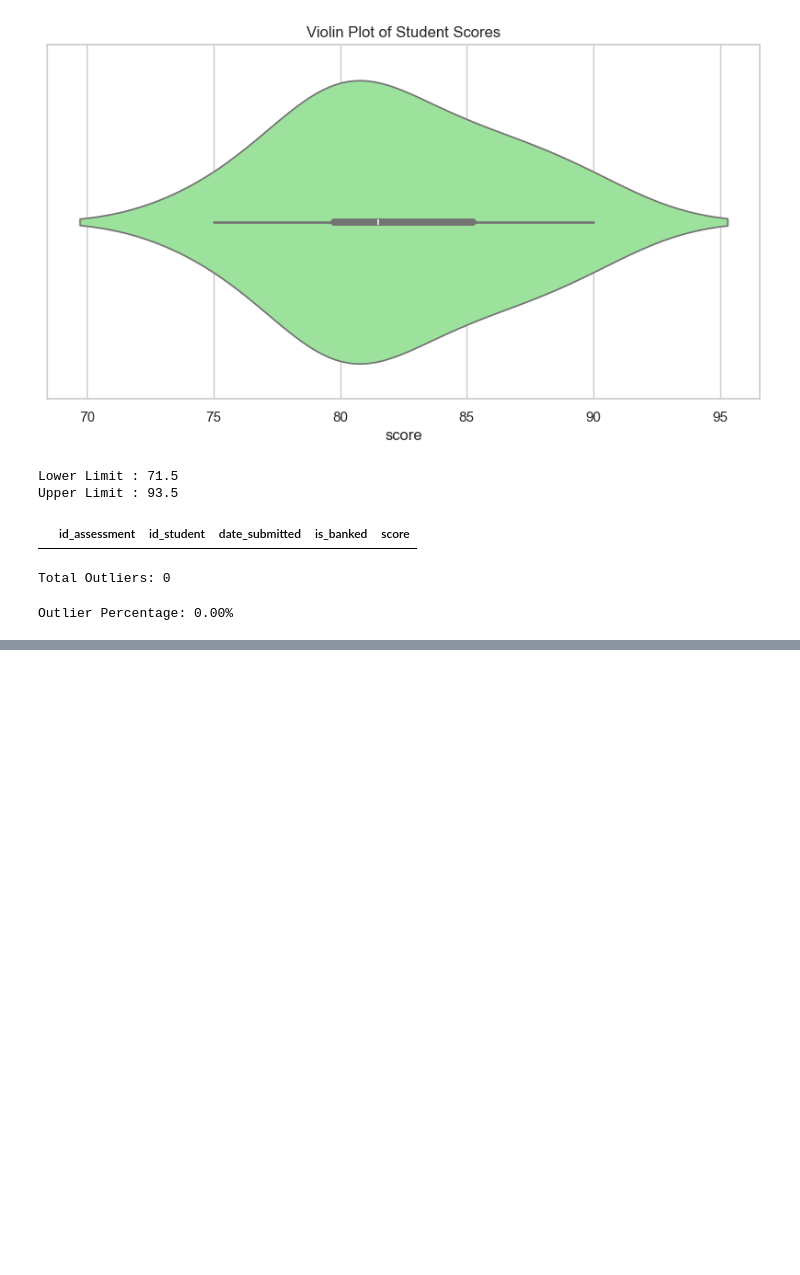
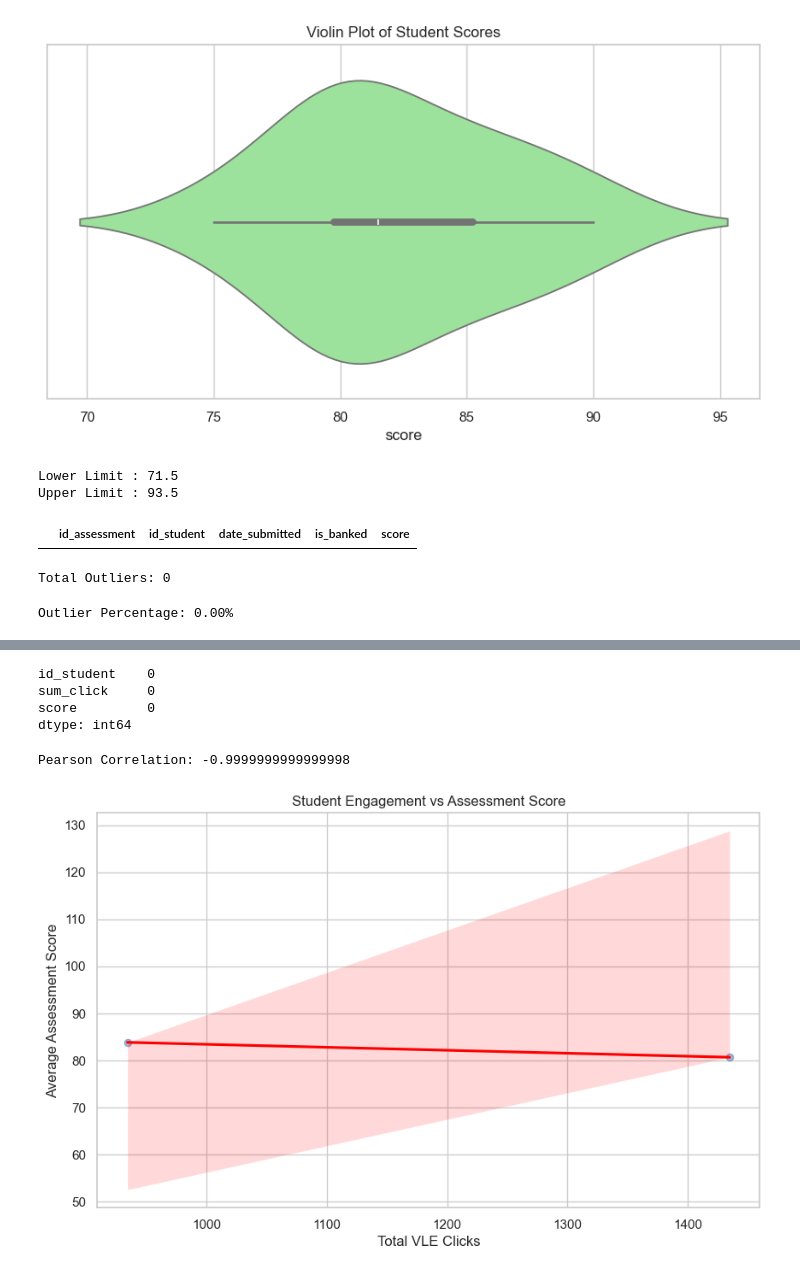
Before and after one commit to Maritot/EduMetrics-Student-At-Risk-Predictive-System, a Jupyter notebook: notebooks/EDA.ipynb, the cells around one changed output, grey strips where cells are left out. Saved outputs shown, nothing was run; the diff lists cells and outputs as text; code cells hidden in the pictures; blank space fills up the shorter version.

```diff
--- a/notebooks/EDA.ipynb
+++ b/notebooks/EDA.ipynb
@@ -148,0 +204,4 @@ Outlier Percentage: 0.00%
+# %%
+student_vle = pd.read_csv("studentVle.csv")
+
+student_assessment = pd.read_csv("studentAssessment.csv")
@@ -148,0 +217,7 @@ Outlier Percentage: 0.00%
+# %%
+vle_summary = (
+    student_vle
+    .groupby("id_student")["sum_click"]
+    .sum()
+    .reset_index()
+)
@@ -148,0 +240,7 @@ Outlier Percentage: 0.00%
+# %%
+assessment_summary = (
+    student_assessment
+    .groupby("id_student")["score"]
+    .mean()
+    .reset_index()
+)
@@ -148,0 +253,7 @@ Outlier Percentage: 0.00%
+# %%
+merged_df = pd.merge(
+    vle_summary,
+    assessment_summary,
+    on="id_student",
+    how="inner"
+)
@@ -148,0 +297,7 @@ Outlier Percentage: 0.00%
+# %%
+merged_df.isnull().sum()
+# %% [output]
+id_student    0
+sum_click     0
+score         0
+dtype: int64
@@ -148,0 +309,29 @@ Outlier Percentage: 0.00%
+# %%
+correlation = merged_df["sum_click"].corr(
+    merged_df["score"],
+    method="pearson"
+)
+
+print("Pearson Correlation:", correlation)
+# %% [output]
+Pearson Correlation: -0.9999999999999998
+# %%
+plt.figure(figsize=(10,6))
+
+sns.regplot(
+    data=merged_df,
+    x="sum_click",
+    y="score",
+    scatter_kws={"alpha":0.5},
+    line_kws={"color":"red"}
+)
+
+plt.title("Student Engagement vs Assessment Score")
+
+plt.xlabel("Total VLE Clicks")
+
+plt.ylabel("Average Assessment Score")
+
+plt.show()
+# %% [output]
+[figure, added]
```
Also changed, not shown: parts of 17 cells of this notebook, 1 other file.
